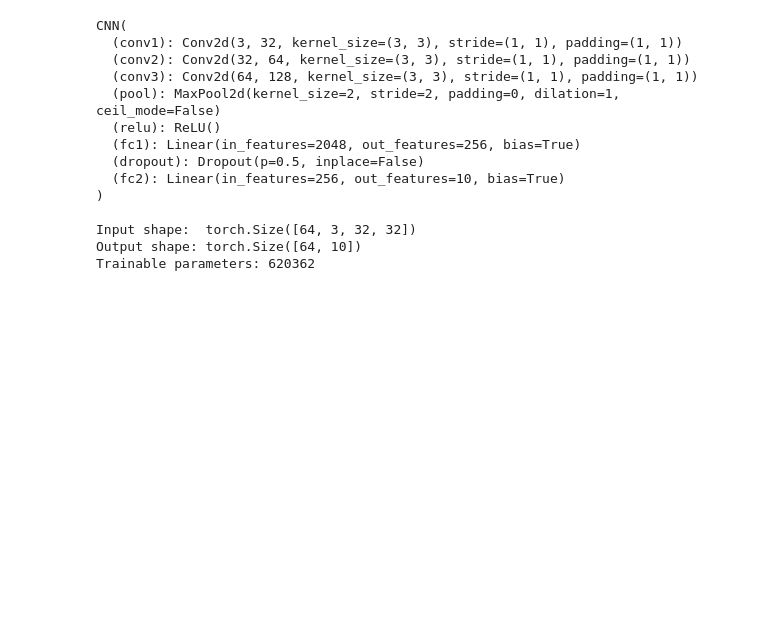
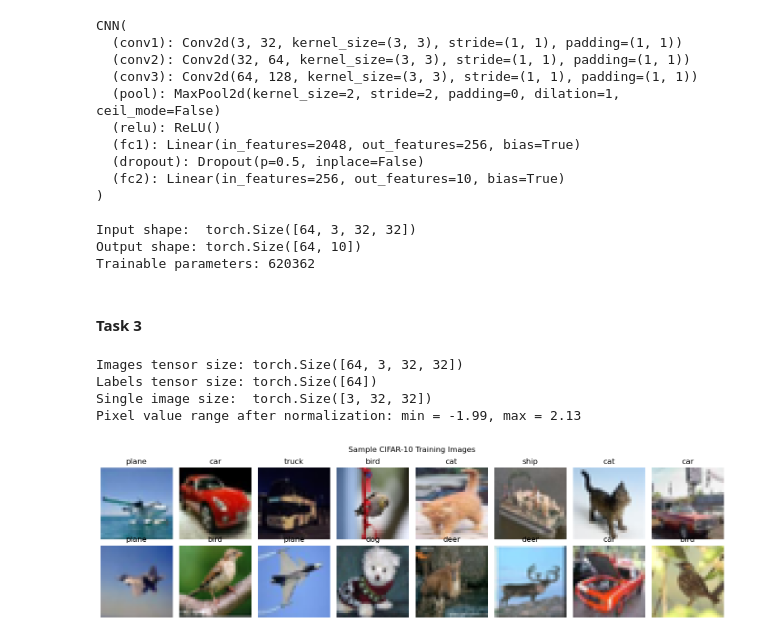
Before and after one commit to bayanAlghamdi/Deep-Learning-Assignment-2, a Jupyter notebook: Assignment-2 DL.ipynb, the cells around one changed output. Saved outputs shown, nothing was run; the diff lists cells and outputs as text; code cells hidden in the pictures; blank space fills up the shorter version.

Commit message:
Task 3 Done

```diff
--- a/Assignment-2 DL.ipynb
+++ b/Assignment-2 DL.ipynb
@@ -158,3 +158,40 @@ def test(net, dataloader, criterion):
             total += labels.size(0)
 
     return total_loss / total, 100 * correct / total
+# %% [markdown]
+#### Task 3
+# %%
+# Get one batch from the training DataLoader
+images, labels = next(iter(train_loader))
+
+print("Images tensor size:", images.shape)
+print("Labels tensor size:", labels.shape)
+print("Single image size: ", images[0].shape)
+print("Pixel value range after normalization: min = {:.2f}, max = {:.2f}".format(
+    images.min().item(), images.max().item()))
+# %% [output]
+Images tensor size: torch.Size([64, 3, 32, 32])
+Labels tensor size: torch.Size([64])
+Single image size:  torch.Size([3, 32, 32])
+Pixel value range after normalization: min = -1.99, max = 2.13
+# %%
+def imshow(img):
+    """Undo the normalization and convert a tensor (C, H, W) to an image (H, W, C)."""
+    mean = torch.tensor(CIFAR_MEAN).view(3, 1, 1)
+    std = torch.tensor(CIFAR_STD).view(3, 1, 1)
+    img = img * std + mean                 # undo normalization
+    img = img.clamp(0, 1)                  # keep values between 0 and 1
+    return img.permute(1, 2, 0).numpy()    # (C, H, W) -> (H, W, C) for matplotlib
+
+# Show the first 16 images in the batch with their class names
+fig, axes = plt.subplots(2, 8, figsize=(14, 4))
+for i, ax in enumerate(axes.flat):
+    ax.imshow(imshow(images[i]))
+    ax.set_title(classes[labels[i].item()])
+    ax.axis("off")
+
+plt.suptitle("Sample CIFAR-10 Training Images")
+plt.tight_layout()
+plt.show()
+# %% [output]
+[figure, added]
```
